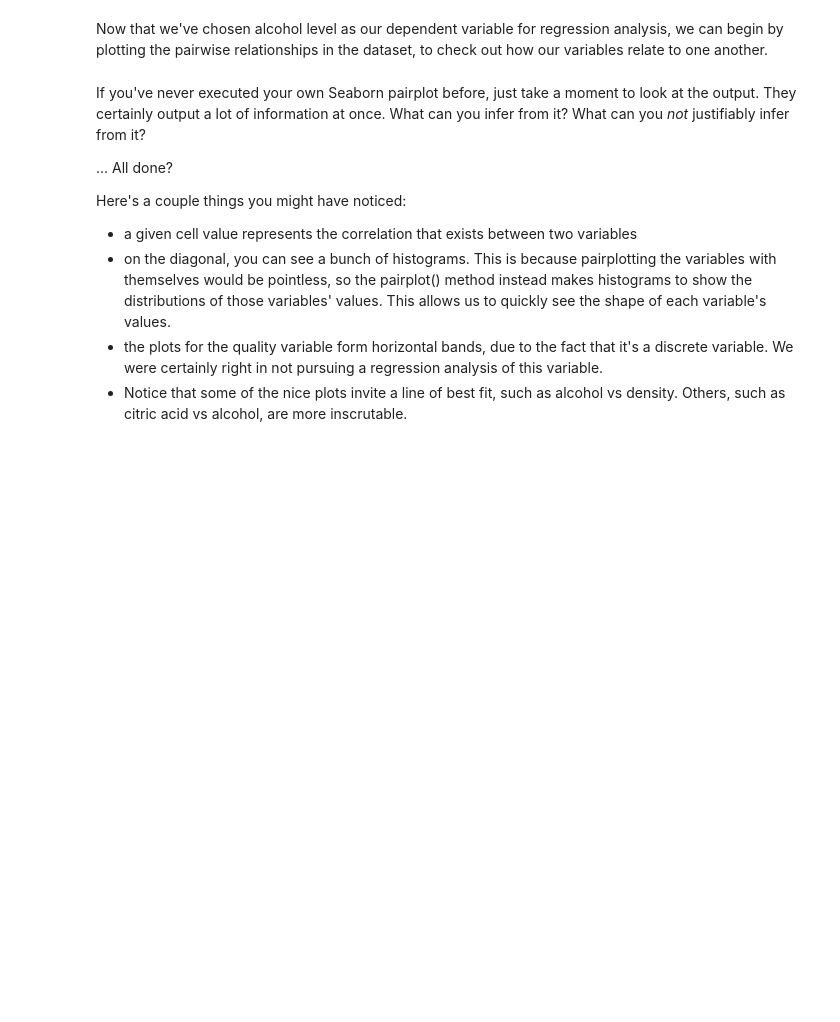
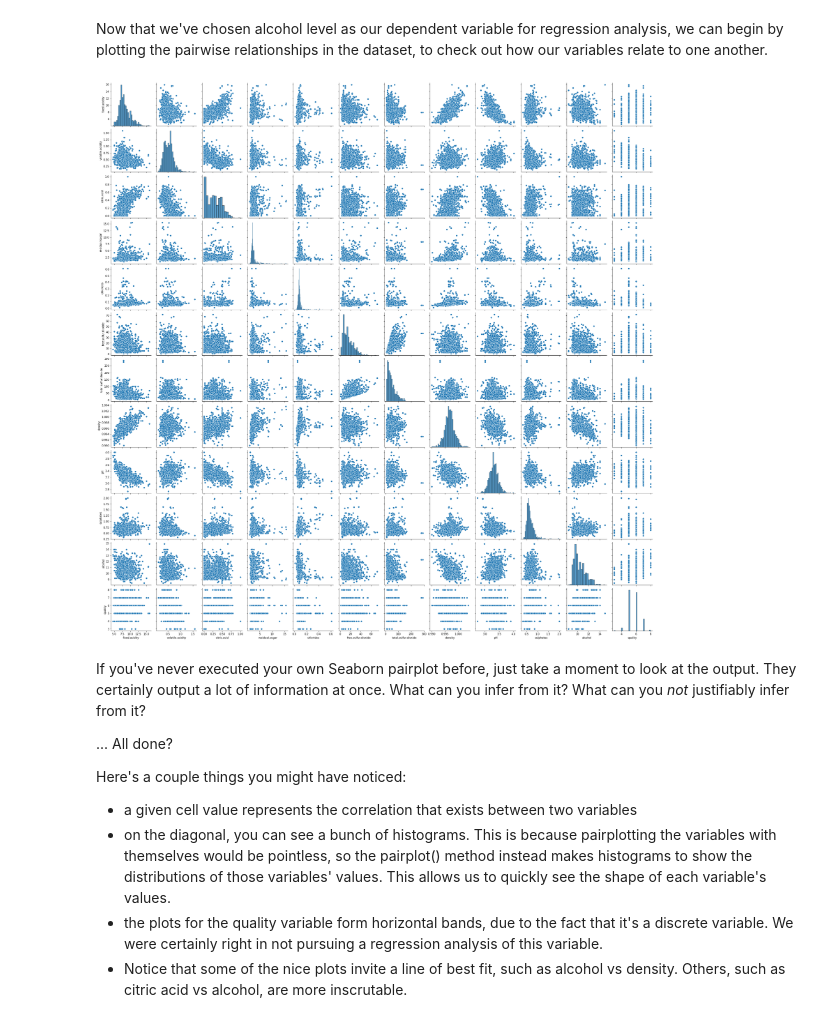
Before and after one commit to lilorent/Springboard, a Jupyter notebook: mini-projects-case-studies/Linear Regression Case Study/SBRegression Case Study - the Red Wine Dataset - Tier 3.ipynb, the cells around one changed output. Cells and saved outputs as stored; diff of their text form; code cells hidden in the pictures; blank space fills up the shorter version.

```diff
--- a/mini-projects-case-studies/Linear Regression Case Study/SBRegression Case Study - the Red Wine Dataset - Tier 3.ipynb
+++ b/mini-projects-case-studies/Linear Regression Case Study/SBRegression Case Study - the Red Wine Dataset - Tier 3.ipynb
@@ -58,7 +58,7 @@ warnings.filterwarnings(action="ignore", module="scipy", message="^internal gels
 #### 1b. Load the data
 # %%
 # Load the data.
-red_wine = pd.read_csv('wineQualityReds.csv', index_col=0)
+wine = pd.read_csv('wineQualityReds.csv', index_col=0)
 # %% [markdown]
 #### 1c. Exploring the data
 # %%
@@ -185,7 +197,9 @@ The heading of this stage of the data science pipeline ('Cleaning, Transforming,
 Now that we've chosen alcohol level as our dependent variable for regression analysis, we can begin by plotting the pairwise relationships in the dataset, to check out how our variables relate to one another.
 # %%
 # Make a pairplot of the wine data
-_ _ _
+_ = sns.pairplot(wine)
+# %% [output]
+[figure, added]
 # %% [markdown]
 If you've never executed your own Seaborn pairplot before, just take a moment to look at the output. They certainly output a lot of information at once. What can you infer from it? What can you *not* justifiably infer from it?
 
```
Also changed, not shown: parts of 33 cells of this notebook.
